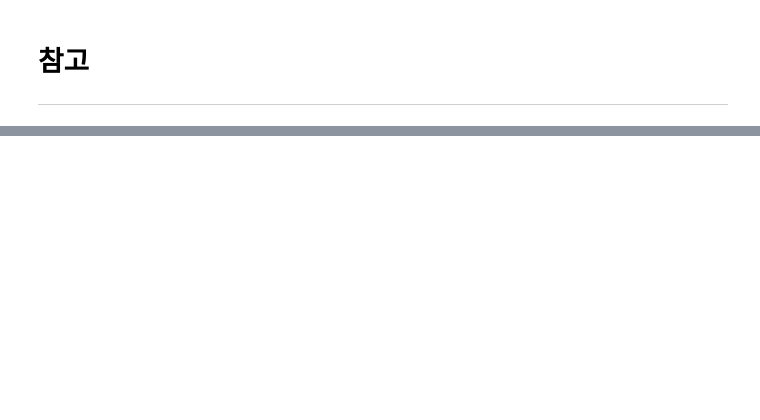
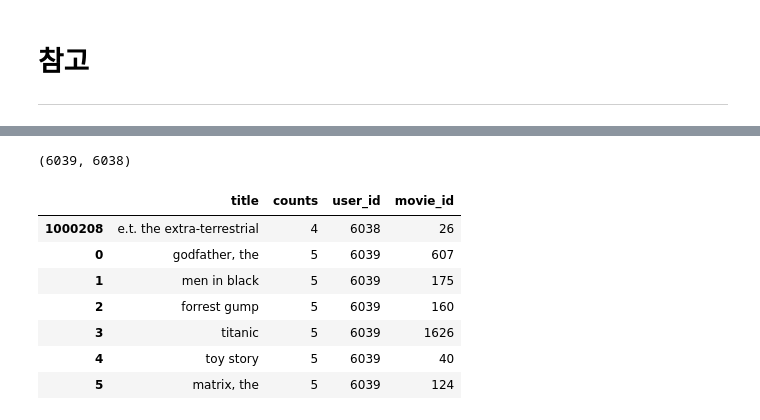
Before and after one commit to jujemu/Aiffel, a Jupyter notebook: EX/Ex-15/[Ex_15]Recommend.ipynb, the cells around one changed output, grey strips where cells are left out. Cells and saved outputs as stored; diff of their text form; code cells hidden in the pictures; blank space fills up the shorter version.

```diff
--- a/EX/Ex-15/[Ex_15]Recommend.ipynb
+++ b/EX/Ex-15/[Ex_15]Recommend.ipynb
@@ -113,0 +439,10 @@ http://dl.moazine.com/viewer/index.asp?libraryid=9MtJb2T3nzH3yk7c212iu821DPFsY2E
+# %%
+# 연도를 제외하고 영화 제목을 소문자화하여
+# 검색하기 쉽도록 합니다.
+def title_(ele):
+    if ele[-6] == '(':
+        ele = ele[:-6]
+    return str.lower(ele).strip()
+
+ratings['title'] = ratings['title'].map(title_)
+ratings.head()
@@ -113,0 +485,7 @@ http://dl.moazine.com/viewer/index.asp?libraryid=9MtJb2T3nzH3yk7c212iu821DPFsY2E
+# %%
+# 좋아하는 영화를 추가한 뒤 movies 데이터 프레임에 존재하는지 확인합니다.
+my_favorite = ['godfather, the', 'men in black', 'forrest gump', 'titanic', 'toy story', 'matrix, the']
+for my in my_favorite:
+  print(my in ratings['title'].to_list())
+  print(movie_to_id[my])
+  print()
@@ -113,0 +510,21 @@ http://dl.moazine.com/viewer/index.asp?libraryid=9MtJb2T3nzH3yk7c212iu821DPFsY2E
+# %%
+ls_id =[607, 175, 160, 1626, 40, 124]
+# %%
+# 저의 id를 max값 다음으로 넣겠습니다.
+ratings['user_id'].nunique(), ratings['user_id'].max()
+# %% [output]
+(6039, 6038)
+# %%
+# ratings['user_id'].max() is 6038
+my_list = pd.DataFrame({'user_id': [6039]*6, 'title': my_favorite, 'counts':[5]*6, 'movie_id' : ls_id})
+ratings = ratings.append(my_list)
+ratings.tail(7)
+# %% [output]
+|  | title | counts | user_id | movie_id |
+| 1000208 | e.t. the extra-terrestrial | 4 | 6038 | 26 |
+| 0 | godfather, the | 5 | 6039 | 607 |
+| 1 | men in black | 5 | 6039 | 175 |
+| 2 | forrest gump | 5 | 6039 | 160 |
+| 3 | titanic | 5 | 6039 | 1626 |
+| 4 | toy story | 5 | 6039 | 40 |
+| 5 | matrix, the | 5 | 6039 | 124 |
```
Also changed, not shown: parts of 75 cells of this notebook.
